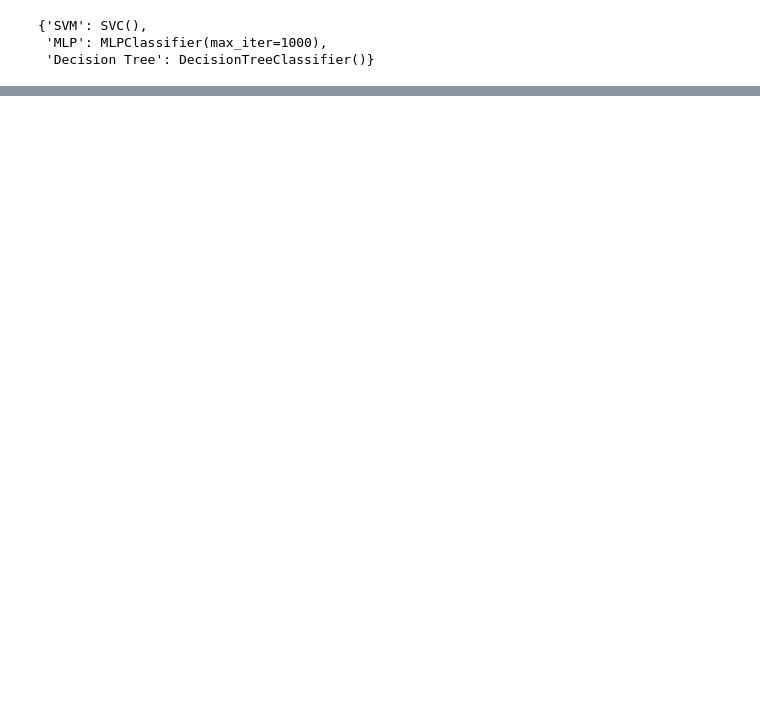
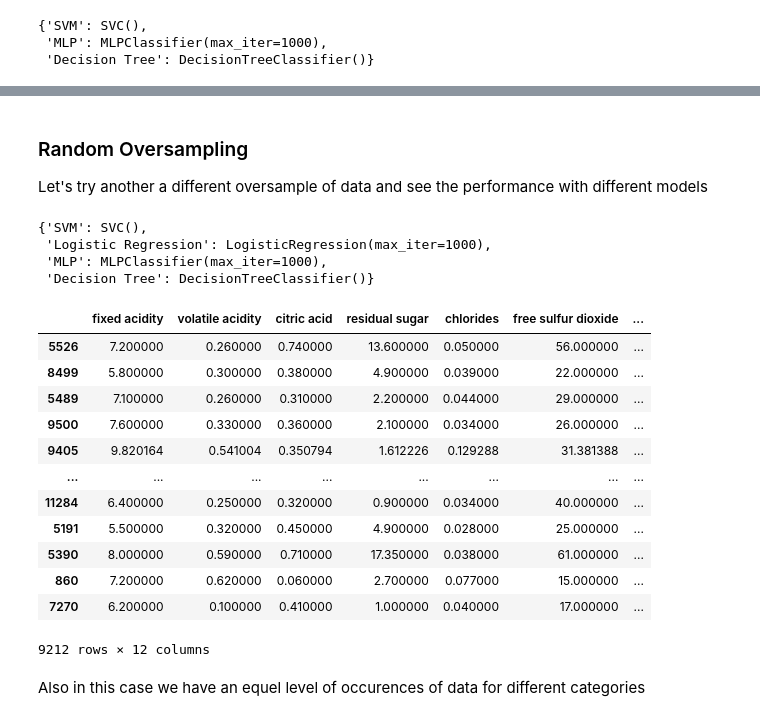
Before and after one commit to maryluuuu/Data-Analytics-Challenge, a Jupyter notebook: marylu/less_classes_oversampled.ipynb, the cells around one changed output, grey strips where cells are left out. Drawn from its saved outputs; the diff is of its cells as text; code cells hidden in the pictures; blank space fills up the shorter version.

Commit message:
finished oversampled file

```diff
--- a/marylu/less_classes_oversampled.ipynb
+++ b/marylu/less_classes_oversampled.ipynb
@@ -314,11 +293,37 @@ ValueError: when `importance_getter=='auto'`, the underlying estimator SVC shoul
+# %% [markdown]
+### Random Oversampling
+Let's try another a different oversample of data and see the performance with different models
+# %%
+models
+# %% [output]
+{'SVM': SVC(),
+ 'Logistic Regression': LogisticRegression(max_iter=1000),
+ 'MLP': MLPClassifier(max_iter=1000),
+ 'Decision Tree': DecisionTreeClassifier()}
 # %%
 from imblearn.over_sampling import RandomOverSampler
 
 X = data.drop(columns='quality')
-X_resampled, y_resampled = RandomOverSampler(random_state=0).fit_resample(x, y)
+X_resampled, y_resampled = RandomOverSampler(random_state=0).fit_resample(X, y)
 
 X_train, X_test, y_train, y_test = train_test_split(X_resampled, y_resampled, test_size=0.2, random_state=42)
 X_train
+# %% [output]
+|  | fixed acidity | volatile acidity | citric acid | residual sugar | chlorides | free sulfur dioxide | ... |
+| 5526 | 7.200000 | 0.260000 | 0.740000 | 13.600000 | 0.050000 | 56.000000 | ... |
+| 8499 | 5.800000 | 0.300000 | 0.380000 | 4.900000 | 0.039000 | 22.000000 | ... |
+| 5489 | 7.100000 | 0.260000 | 0.310000 | 2.200000 | 0.044000 | 29.000000 | ... |
+| 9500 | 7.600000 | 0.330000 | 0.360000 | 2.100000 | 0.034000 | 26.000000 | ... |
+| 9405 | 9.820164 | 0.541004 | 0.350794 | 1.612226 | 0.129288 | 31.381388 | ... |
+| ... | ... | ... | ... | ... | ... | ... | ... |
+| 11284 | 6.400000 | 0.250000 | 0.320000 | 0.900000 | 0.034000 | 40.000000 | ... |
+| 5191 | 5.500000 | 0.320000 | 0.450000 | 4.900000 | 0.028000 | 25.000000 | ... |
+| 5390 | 8.000000 | 0.590000 | 0.710000 | 17.350000 | 0.038000 | 61.000000 | ... |
+| 860 | 7.200000 | 0.620000 | 0.060000 | 2.700000 | 0.077000 | 15.000000 | ... |
+| 7270 | 6.200000 | 0.100000 | 0.410000 | 1.000000 | 0.040000 | 17.000000 | ... |
+9212 rows × 12 columns
+# %% [markdown]
+Also in this case we have an equel level of occurences of data for different categories
 # %%
 count = y_resampled.value_counts()
 plt.figure(figsize=(10, 6))
```
Also changed, not shown: parts of 26 cells of this notebook.
